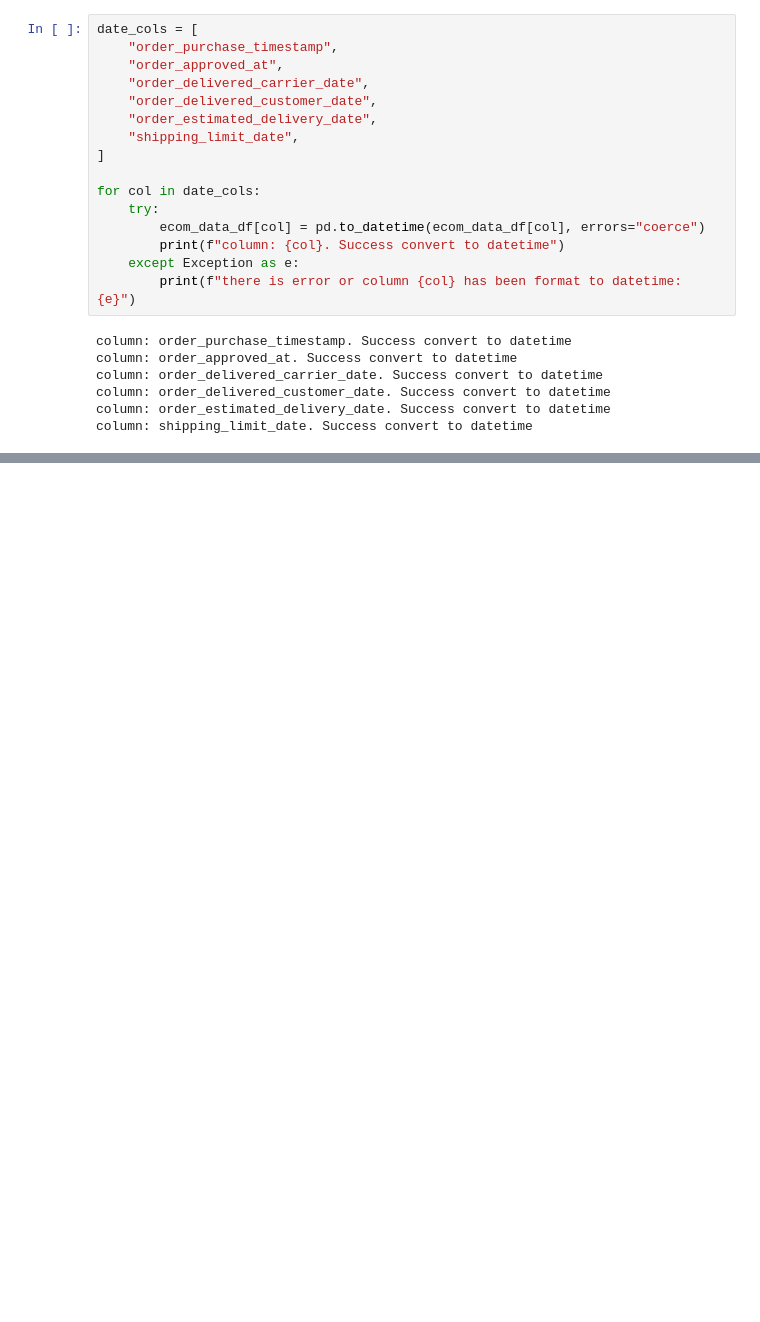
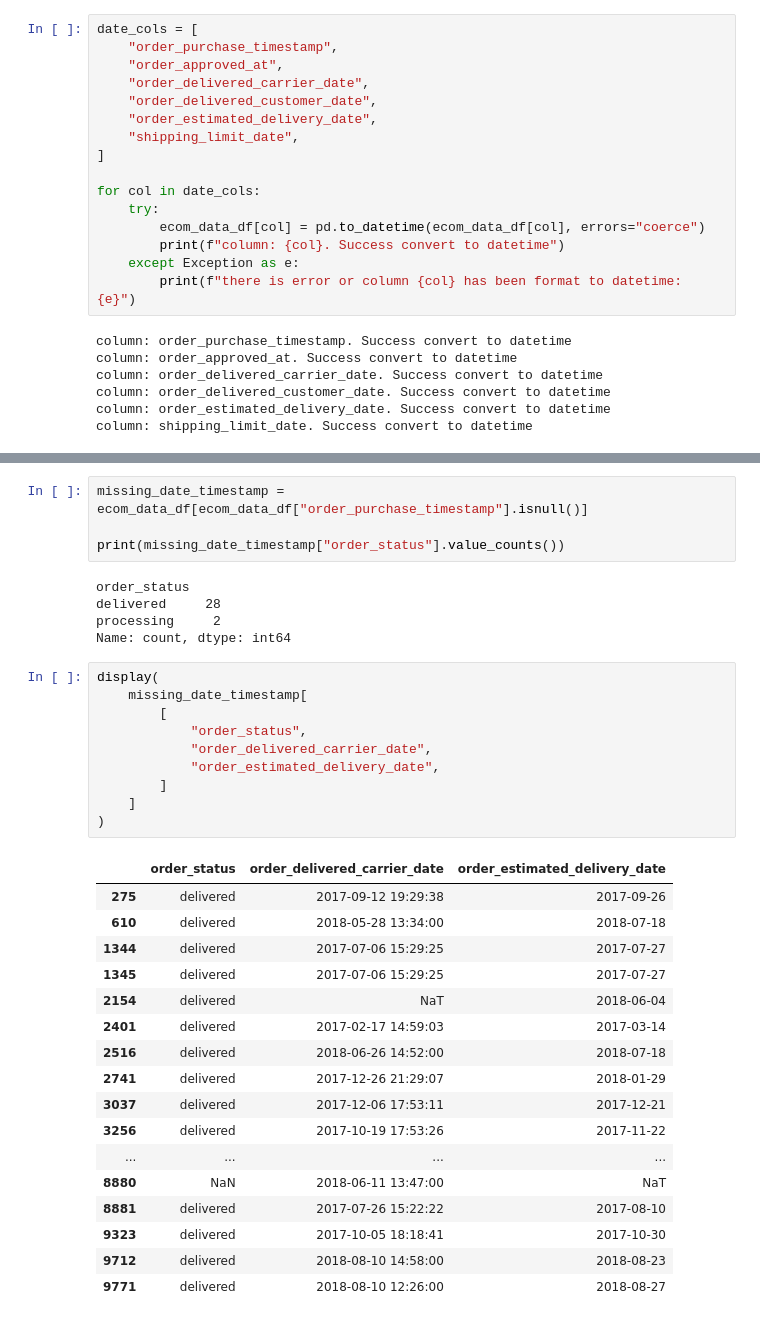
Before and after one commit to RizkiRdm/Olist-E-commerce-Performance-Analysis, a Jupyter notebook: notebooks/data_cleaning.ipynb, the cells around one changed output, grey strips where cells are left out. Saved outputs shown, nothing was run; the diff lists cells and outputs as text; blank space fills up the shorter version.

```diff
--- a/notebooks/data_cleaning.ipynb
+++ b/notebooks/data_cleaning.ipynb
@@ -277,0 +310,37 @@ Number of null values in 'order_purchase_timestamp' after filling: 31
+# %%
+missing_date_timestamp = ecom_data_df[ecom_data_df["order_purchase_timestamp"].isnull()]
+
+print(missing_date_timestamp["order_status"].value_counts())
+# %% [output]
+order_status
+delivered     28
+processing     2
+Name: count, dtype: int64
+# %%
+display(
+    missing_date_timestamp[
+        [
+            "order_status",
+            "order_delivered_carrier_date",
+            "order_estimated_delivery_date",
+        ]
+    ]
+)
+# %% [output]
+|  | order_status | order_delivered_carrier_date | order_estimated_delivery_date |
+| 275 | delivered | 2017-09-12 19:29:38 | 2017-09-26 |
+| 610 | delivered | 2018-05-28 13:34:00 | 2018-07-18 |
+| 1344 | delivered | 2017-07-06 15:29:25 | 2017-07-27 |
+| 1345 | delivered | 2017-07-06 15:29:25 | 2017-07-27 |
+| 2154 | delivered | NaT | 2018-06-04 |
+| 2401 | delivered | 2017-02-17 14:59:03 | 2017-03-14 |
+| 2516 | delivered | 2018-06-26 14:52:00 | 2018-07-18 |
+| 2741 | delivered | 2017-12-26 21:29:07 | 2018-01-29 |
+| 3037 | delivered | 2017-12-06 17:53:11 | 2017-12-21 |
+| 3256 | delivered | 2017-10-19 17:53:26 | 2017-11-22 |
+| ... | ... | ... | ... |
+| 8880 | NaN | 2018-06-11 13:47:00 | NaT |
+| 8881 | delivered | 2017-07-26 15:22:22 | 2017-08-10 |
+| 9323 | delivered | 2017-10-05 18:18:41 | 2017-10-30 |
+| 9712 | delivered | 2018-08-10 14:58:00 | 2018-08-23 |
+| 9771 | delivered | 2018-08-10 12:26:00 | 2018-08-27 |
```
Also changed, not shown: parts of 18 cells of this notebook.
